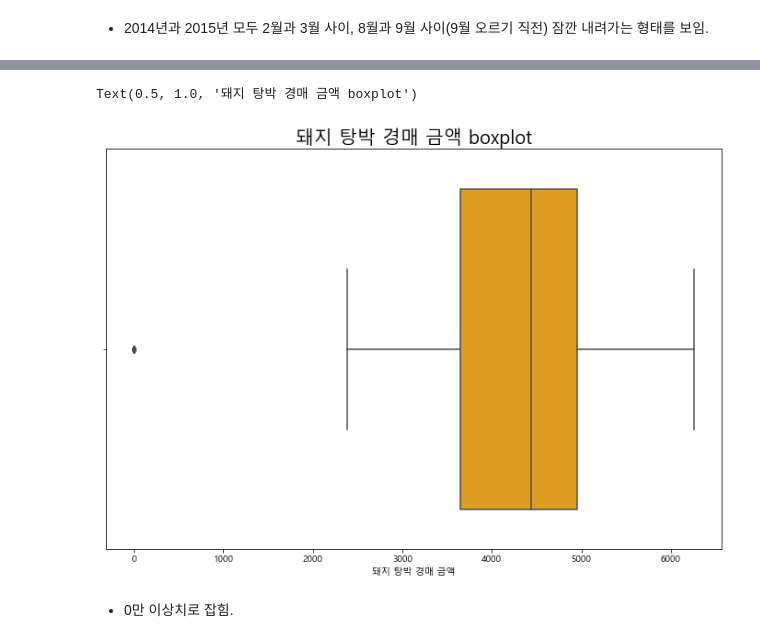
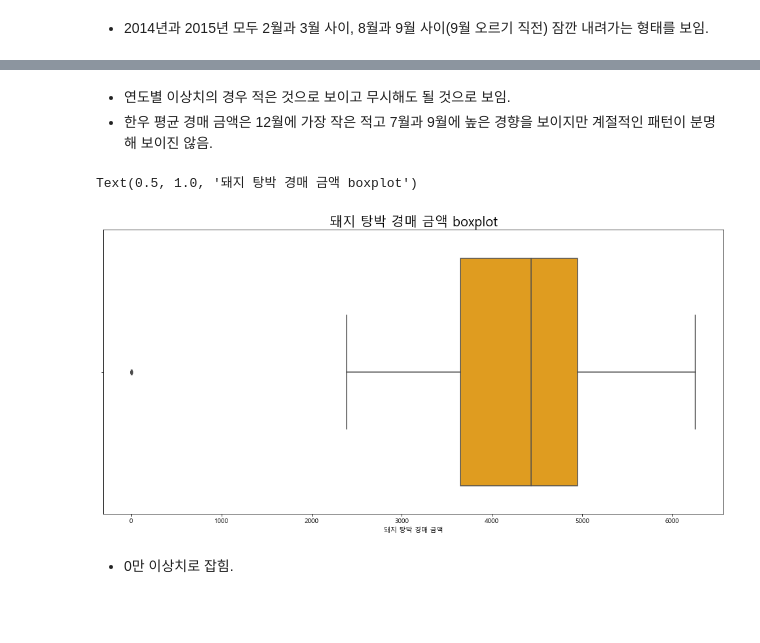
Before and after one commit to DSC-SCH/livestock-solution-project, a Jupyter notebook: eda/hanwoo_pig_price_holiday.ipynb, the cells around one changed output, grey strips where cells are left out. Cells and saved outputs as stored; diff of their text form; code cells hidden in the pictures; blank space fills up the shorter version.

```diff
--- a/eda/hanwoo_pig_price_holiday.ipynb
+++ b/eda/hanwoo_pig_price_holiday.ipynb
@@ -244,0 +260,14 @@ Text(0.5, 1.0, '일별 한우 평균경매 금액 추이(전국_2018년)')
+# %%
+# 시계열 분해를 이용하여 파악
+from statsmodels.tsa.seasonal import seasonal_decompose
+import matplotlib.pyplot as plt
+
+plt.rcParams['figure.figsize'] = [18, 15]
+
+ts = ts.sort_values(['경매시간'])
+decomp = seasonal_decompose(ts,model='multiplicative',freq = 24)
+
+# plt.figure(figsize=(20,5))  # 안먹힘.
+
+decomp.plot()
+plt.show()
@@ -245,12 +298,15 @@ Text(0.5, 1.0, '일별 한우 평균경매 금액 추이(전국_2018년)')
+# %% [markdown]
+* 연도별 이상치의 경우 적은 것으로 보이고 무시해도 될 것으로 보임.
+* 한우 평균 경매 금액은 12월에 가장 작은 적고 7월과 9월에 높은 경향을 보이지만 계절적인 패턴이 분명해 보이진 않음.
 # %%
-plt.figure(figsize=(12,8))
+plt.figure(figsize=(17,8))
 
 ax = sns.boxplot(x='돼지 탕박 경매 금액',data=price_jeoun2, color = 'orange')
 
 ax.set_title('돼지 탕박 경매 금액 boxplot',fontsize = 20)
 # %% [output]
 Text(0.5, 1.0, '돼지 탕박 경매 금액 boxplot')
-[figure, old version]
+[figure, new version]
 # %% [markdown]
 * 0만 이상치로 잡힘.
 # %%
```
Also changed, not shown: parts of 16 cells of this notebook.
